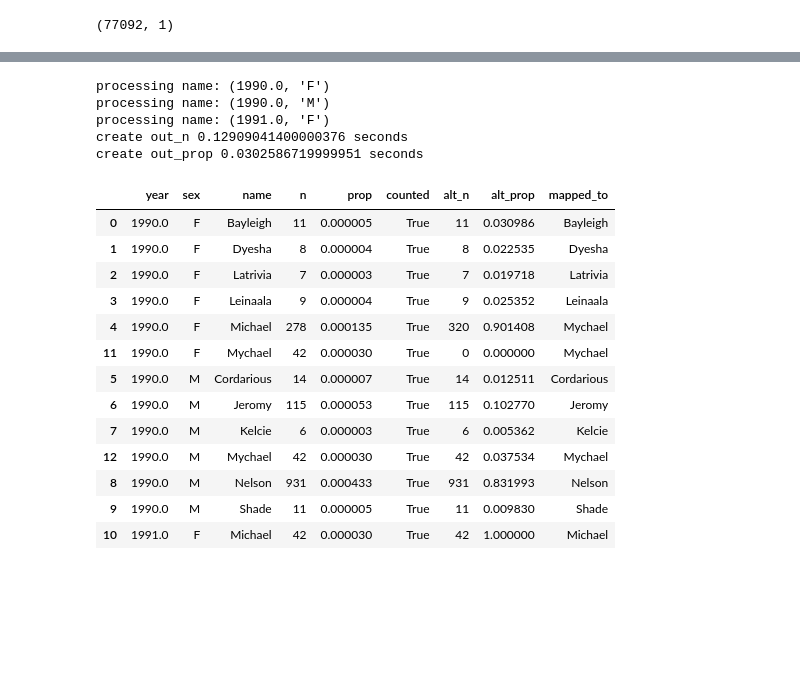
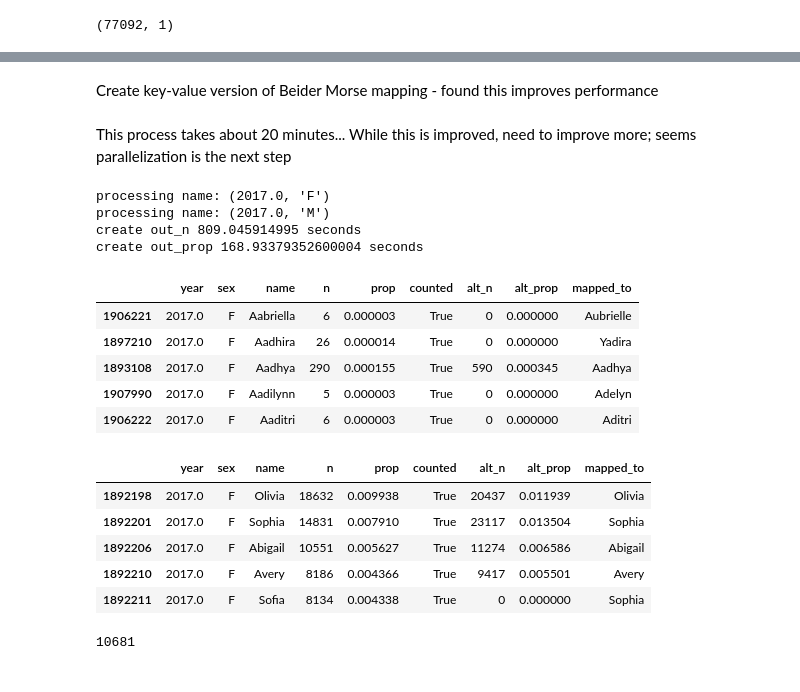
Before and after one commit to magic-lantern/forecasting, a Jupyter notebook: baby_name_analysis.ipynb, the cells around one changed output, grey strips where cells are left out. Saved outputs shown, nothing was run; the diff lists cells and outputs as text; code cells hidden in the pictures; blank space fills up the shorter version.

```diff
--- a/baby_name_analysis.ipynb
+++ b/baby_name_analysis.ipynb
@@ -368,13 +265,10 @@ The above sample data set appears to be correct; now run process for all years
+# %% [markdown]
+Create key-value version of Beider Morse mapping - found this improves performance
 # %%
 def f(name, bmset):
     return pd.DataFrame(zip([name] * len(bmset), list(bmset)), columns=('name', 'beidermorse'))
 kv_names = pd.concat([f(n,b) for n, b in zip(names['name'], names['bmset'])])
 # %%
-# this is very slow look at optimizing/parallelizing
-# see: https://stackoverflow.com/questions/26187759/parallelize-apply-after-pandas-groupby
-# potentially look at https://github.com/jmcarpenter2/swifter
-#   see realted blog post: https://medium.com/@jmcarpenter2/swiftapply-automatically-efficient-pandas-apply-operations-50e1058909f9
-
 def calc_sound_totals(df_in):
     df_out = df_in.copy()
     df_out['counted'] = False
@@ -387,15 +281,15 @@ def calc_sound_totals(df_in):
     # process each row of dataframe
     def create_df_out_n(row):
         # should do no further processing if this row has already been counted
-        if (row['counted'] == True):
+        if (df_out.loc[(df_out.name == row['name']) &
+                (df_out.year == row.year) &
+                (df_out.sex == row.sex) ,
+                'counted'].all() == True):
             return
 
-        #print('evaluating ', row['name'], ' ------------- ', row['counted'])
         # find matching names
         checklist = filt_names[filt_names.name == row['name']].beidermorse.values
         found = filt_names[filt_names.beidermorse.isin(checklist)]['name'].unique()
-
-        #print('after found section:\n', df_out.loc[(df_out.name.isin(found)) & (df_out.year == row.year) & (df_out.sex == row.sex)])
 
         # aggregate count, excluding counted names, for all found names into df_out_name
         df_out.loc[(df_out.name == row['name']) &
@@ -406,14 +300,10 @@ def calc_sound_totals(df_in):
                                (df_out.sex == row.sex) &
                                (df_out.counted == False)]['n'].sum()
 
-        #print('after sum section:\n', df_out.loc[(df_out.name.isin(found)) & (df_out.year == row.year) & (df_out.sex == row.sex)])
-
         # set counted flag for found names in group
         # ? how to update just group ?
         df_out.loc[(df_out.name.isin(found)) & (df_out.year == row.year) & (df_out.sex == row.sex), 'counted'] = True
         df_out.loc[(df_out.name.isin(found)) & (df_out.year == row.year) & (df_out.sex == row.sex), 'mapped_to'] = row['name']
-
-        #print('end of function:\n', df_out.loc[(df_out.name.isin(found)) & (df_out.year == row.year) & (df_out.sex == row.sex)])
 
     start = timer()
     gdf = df_out.groupby(['year', 'sex'])
@@ -440,32 +330,41 @@ def calc_sound_totals(df_in):
     print('create out_prop', end - start, 'seconds')
 
     return df_out
+# %% [markdown]
+This process takes about 20 minutes... While this is improved, need to improve more; seems parallelization is the next step
 # %%
+alt = df[df.year == 2017].copy()
 alt['counted'] = False
 alt['alt_n'] = 0
 alt['alt_prop'] = 0.0
-
+alt.head()
 out = calc_sound_totals(alt)
 # %% [output]
-processing name: (1990.0, 'F')
-processing name: (1990.0, 'M')
-processing name: (1991.0, 'F')
-create out_n 0.12909041400000376 seconds
-create out_prop 0.0302586719999951 seconds
+processing name: (2017.0, 'F')
+processing name: (2017.0, 'M')
+create out_n 809.045914995 seconds
+create out_prop 168.93379352600004 seconds
 # %%
-out.sort_values(['year', 'sex', 'name'])
+out.sort_values(['year', 'sex', 'name']).head()
 # %% [output]
 |  | year | sex | name | n | prop | counted | alt_n | alt_prop | mapped_to |
-| 0 | 1990.0 | F | Bayleigh | 11 | 0.000005 | True | 11 | 0.030986 | Bayleigh |
-| 1 | 1990.0 | F | Dyesha | 8 | 0.000004 | True | 8 | 0.022535 | Dyesha |
-| 2 | 1990.0 | F | Latrivia | 7 | 0.000003 | True | 7 | 0.019718 | Latrivia |
-| 3 | 1990.0 | F | Leinaala | 9 | 0.000004 | True | 9 | 0.025352 | Leinaala |
-| 4 | 1990.0 | F | Michael | 278 | 0.000135 | True | 320 | 0.901408 | Mychael |
-| 11 | 1990.0 | F | Mychael | 42 | 0.000030 | True | 0 | 0.000000 | Mychael |
-| 5 | 1990.0 | M | Cordarious | 14 | 0.000007 | True | 14 | 0.012511 | Cordarious |
-| 6 | 1990.0 | M | Jeromy | 115 | 0.000053 | True | 115 | 0.102770 | Jeromy |
-| 7 | 1990.0 | M | Kelcie | 6 | 0.000003 | True | 6 | 0.005362 | Kelcie |
-| 12 | 1990.0 | M | Mychael | 42 | 0.000030 | True | 42 | 0.037534 | Mychael |
-| 8 | 1990.0 | M | Nelson | 931 | 0.000433 | True | 931 | 0.831993 | Nelson |
-| 9 | 1990.0 | M | Shade | 11 | 0.000005 | True | 11 | 0.009830 | Shade |
-| 10 | 1991.0 | F | Michael | 42 | 0.000030 | True | 42 | 1.000000 | Michael |
+| 1906221 | 2017.0 | F | Aabriella | 6 | 0.000003 | True | 0 | 0.000000 | Aubrielle |
+| 1897210 | 2017.0 | F | Aadhira | 26 | 0.000014 | True | 0 | 0.000000 | Yadira |
+| 1893108 | 2017.0 | F | Aadhya | 290 | 0.000155 | True | 590 | 0.000345 | Aadhya |
+| 1907990 | 2017.0 | F | Aadilynn | 5 | 0.000003 | True | 0 | 0.000000 | Adelyn |
+| 1906222 | 2017.0 | F | Aaditri | 6 | 0.000003 | True | 0 | 0.000000 | Aditri |
+# %%
+out[out.name.isin(['Abigail', 'Sophia', 'Sofia', 'Olivia', 'Avery'])].head()
+# %% [output]
+|  | year | sex | name | n | prop | counted | alt_n | alt_prop | mapped_to |
+| 1892198 | 2017.0 | F | Olivia | 18632 | 0.009938 | True | 20437 | 0.011939 | Olivia |
+| 1892201 | 2017.0 | F | Sophia | 14831 | 0.007910 | True | 23117 | 0.013504 | Sophia |
+| 1892206 | 2017.0 | F | Abigail | 10551 | 0.005627 | True | 11274 | 0.006586 | Abigail |
+| 1892210 | 2017.0 | F | Avery | 8186 | 0.004366 | True | 9417 | 0.005501 | Avery |
+| 1892211 | 2017.0 | F | Sofia | 8134 | 0.004338 | True | 0 | 0.000000 | Sophia |
+# %%
+len(out.mapped_to.unique())
+# %% [output]
+10681
+# %% [markdown]
+<a id='popularity'></a>
```
Also changed, not shown: parts of 32 cells of this notebook, 1 other file.
